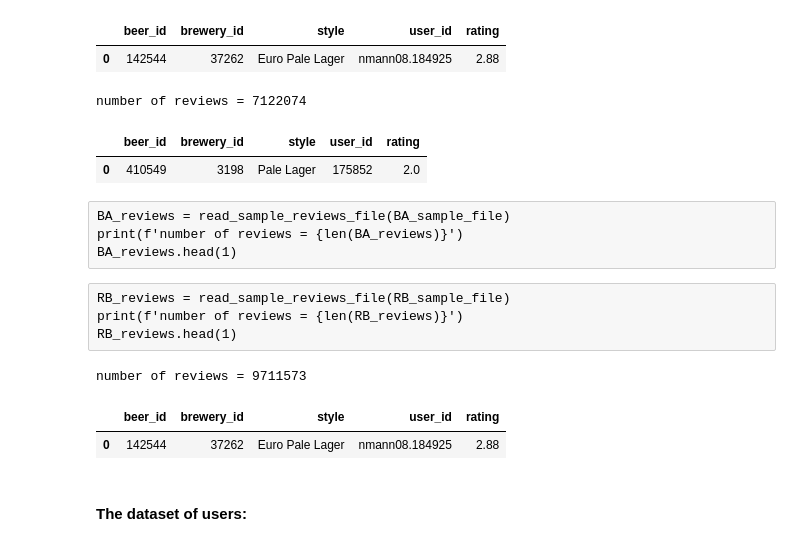
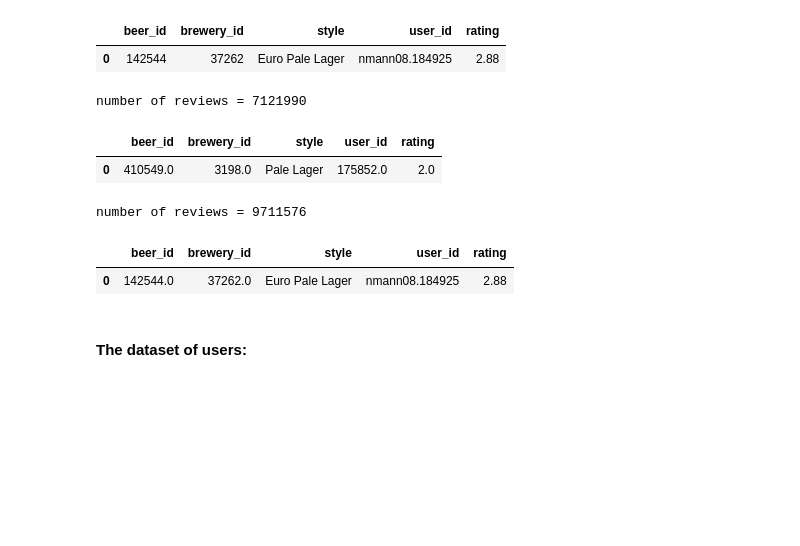
Before and after one commit to epfl-ada/ada-2022-project-brian, a Jupyter notebook: project.ipynb, the cells around one changed output. Saved outputs shown, nothing was run; the diff lists cells and outputs as text; code cells hidden in the pictures; blank space fills up the shorter version.

```diff
--- a/project.ipynb
+++ b/project.ipynb
@@ -768,22 +769,20 @@ BA_reviews.head(1)
 number of reviews = 2589586
 |  | beer_id | brewery_id | style | user_id | rating |
 | 0 | 142544 | 37262 | Euro Pale Lager | nmann08.184925 | 2.88 |
-# %%
-RB_reviews = pd.read_json('./parse_reviews/part_2_RateBeer.json.zip')
-print(f'number of reviews = {len(RB_reviews)}')
-RB_reviews.head(1)
-# %% [output]
-number of reviews = 7122074
-|  | beer_id | brewery_id | style | user_id | rating |
-| 0 | 410549 | 3198 | Pale Lager | 175852 | 2.0 |
-# %% [raw]
-BA_reviews = read_sample_reviews_file(BA_sample_file)
-print(f'number of reviews = {len(BA_reviews)}')
-BA_reviews.head(1)
-# %% [raw]
-RB_reviews = read_sample_reviews_file(RB_sample_file)
-print(f'number of reviews = {len(RB_reviews)}')
-RB_reviews.head(1)
+# %%
+# dataframe from RateBeer
+RB_reviews_0 = pd.read_json('./parse_reviews/0_part_2_RateBeer.json.zip')
+RB_reviews_1 = pd.read_json('./parse_reviews/1_part_2_RateBeer.json.zip')
+RB_reviews_2 = pd.read_json('./parse_reviews/2_part_2_RateBeer.json.zip')
+RB_reviews_3 = pd.read_json('./parse_reviews/3_part_2_RateBeer.json.zip')
+RB_reviews = pd.concat([RB_reviews_0, RB_reviews_1, RB_reviews_2, RB_reviews_3])
+RB_reviews = RB_reviews.drop_duplicates(subset=['beer_id', 'user_id'], keep='first')
+print(f'number of reviews = {len(RB_reviews)}')
+RB_reviews.head(1)
+# %% [output]
+number of reviews = 7121990
+|  | beer_id | brewery_id | style | user_id | rating |
+| 0 | 410549.0 | 3198.0 | Pale Lager | 175852.0 | 2.0 |
 # %%
 # join the two dataframe
 reviews = pd.concat([BA_reviews, RB_reviews])
@@ -791,9 +790,9 @@ reviews = reviews.drop_duplicates(subset=['beer_id', 'user_id'], keep='first')
 print(f'number of reviews = {len(reviews)}')
 reviews.head(1)
 # %% [output]
-number of reviews = 9711573
+number of reviews = 9711576
 |  | beer_id | brewery_id | style | user_id | rating |
-| 0 | 142544 | 37262 | Euro Pale Lager | nmann08.184925 | 2.88 |
+| 0 | 142544.0 | 37262.0 | Euro Pale Lager | nmann08.184925 | 2.88 |
 # %% [markdown]
 #### The dataset of users:
 # %%
```
Also changed, not shown: parts of 24 cells of this notebook.
